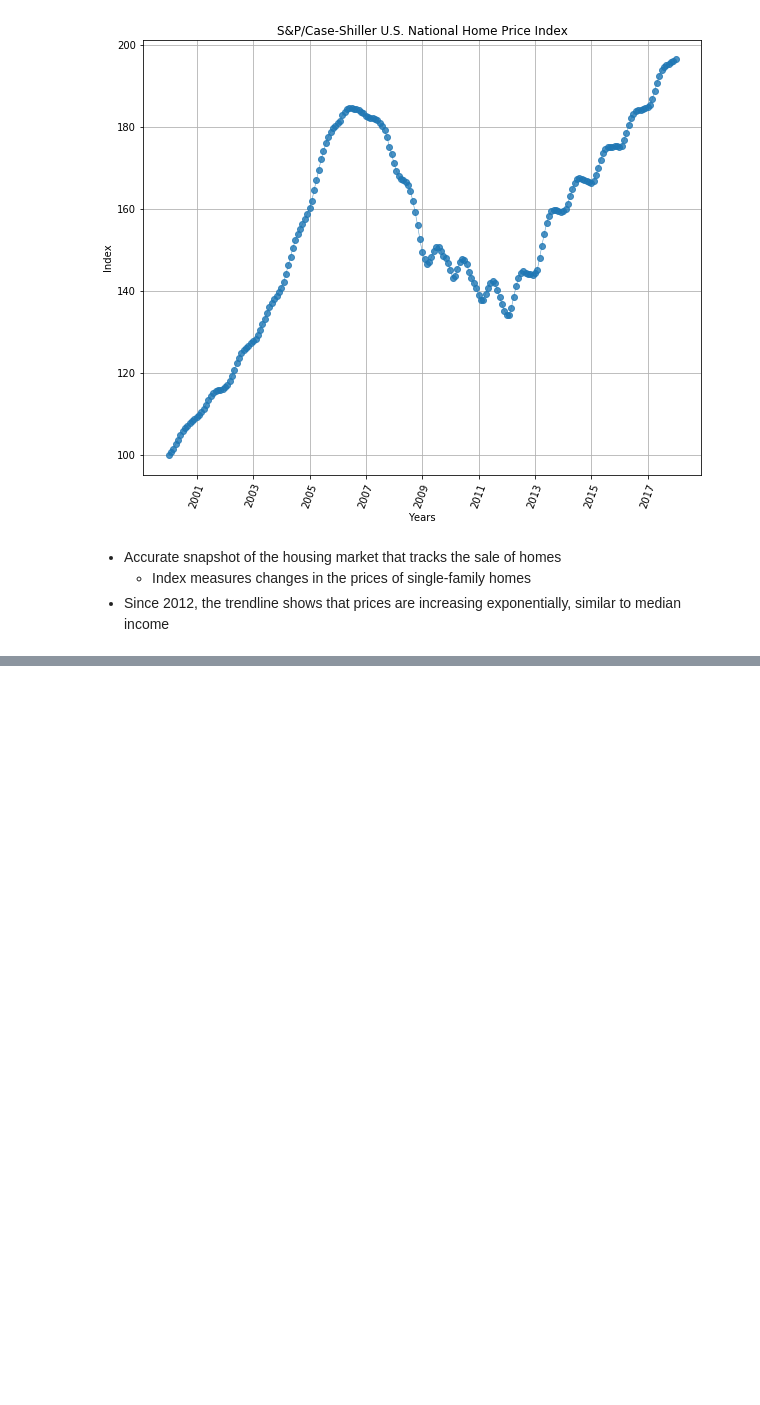
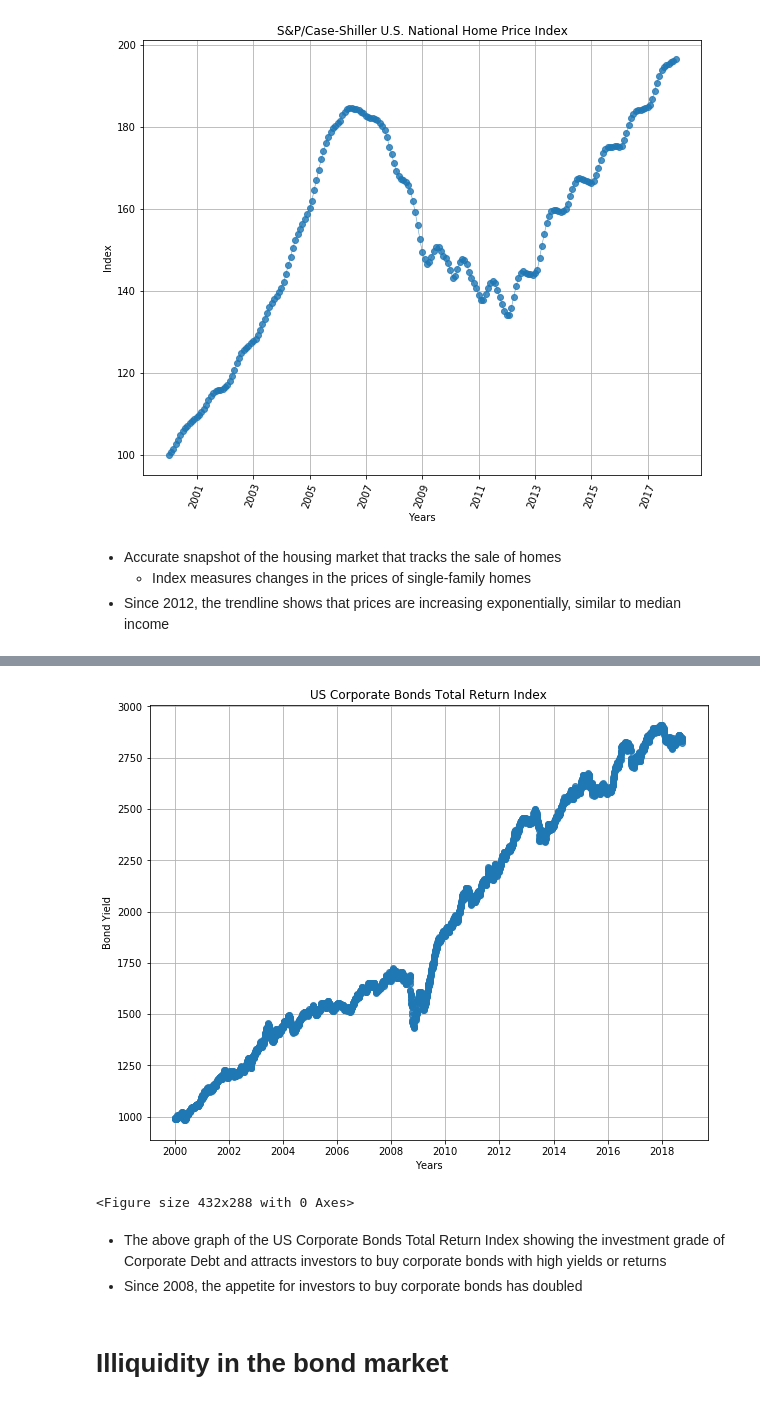
Before and after one commit to Kamran-Wali/Project_Antigravity2, a Jupyter notebook: Presentation.ipynb, the cells around one changed output, grey strips where cells are left out. Drawn from its saved outputs; the diff is of its cells as text; code cells hidden in the pictures; blank space fills up the shorter version.

```diff
--- a/Presentation.ipynb
+++ b/Presentation.ipynb
@@ -141,0 +210,5 @@ plt.show()
+# %%
+# US Corporate Bonds Total Return Index
+# Corporate bonds are providing higher yields and rates of returns to investors
+USCorpBondsTRIndex = quandl.get("ML/TRI", authtoken="y7AX1dy3giQQhANZj-7n", start_date="2000-01-01")
+USCorpBondsTRIndex.describe()
@@ -141,0 +225,25 @@ plt.show()
+# %%
+USCorpBondsTRIndex = USCorpBondsTRIndex.reset_index()
+USCorpBondsTRIndex.head()
+x_vals = USCorpBondsTRIndex["DATE"]
+y_vals = USCorpBondsTRIndex["BAMLCC0A0CMTRIV"]
+plt.figure(figsize=(10,8))
+plt.plot(x_vals,
+        y_vals, marker="o", linewidth=0.5,
+        alpha=0.8)
+# Add labels to the x and y axes and a title
+plt.title("US Corporate Bonds Total Return Index")
+plt.xlabel("Years")
+plt.ylabel("Bond Yield")
+plt.grid()
+plt.show()
+plt.tight_layout()
+#plt.savefig("archive/Corporate_Bonds_Total_Return_Index.png")
+# %% [output]
+[figure, added]
+<Figure size 432x288 with 0 Axes>
+# %% [markdown]
++ The above graph of the US Corporate Bonds Total Return Index showing the investment grade of Corporate Debt and attracts investors to buy corporate bonds with high yields or returns
++ Since 2008, the appetite for investors to buy corporate bonds has doubled
+# %% [markdown]
+# Illiquidity in the bond market
```
Also changed, not shown: parts of 26 cells of this notebook.
